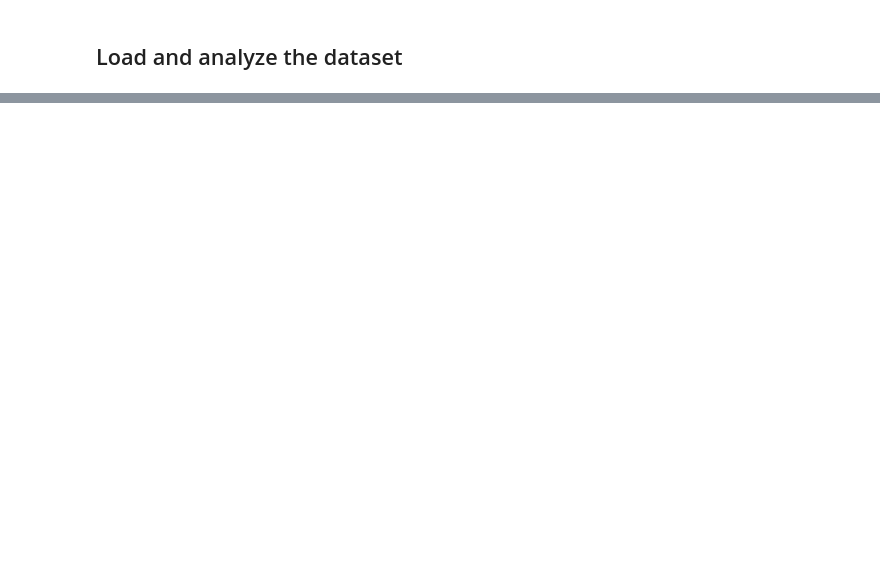
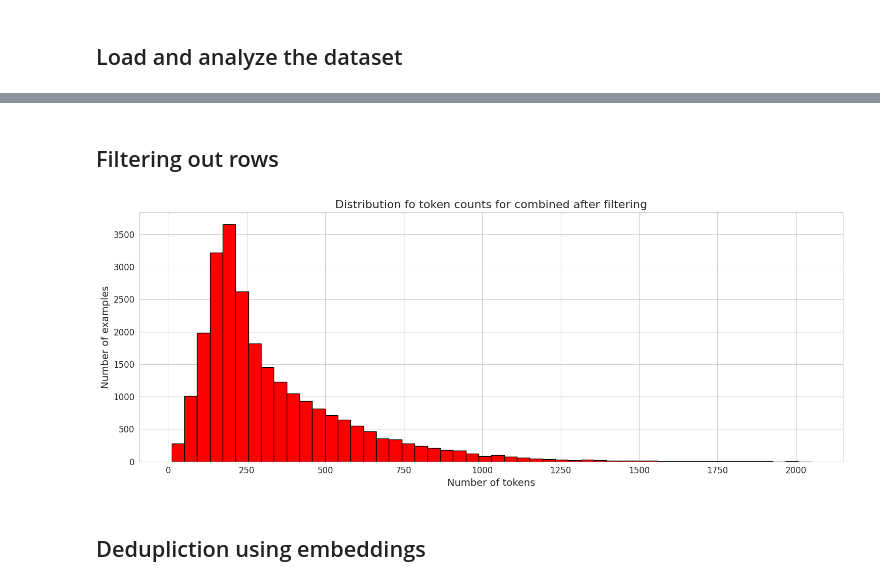
Before and after one commit to MohammedFarzin/Fine-tuning-llms, a Jupyter notebook: Fine_tuning_llm.ipynb, the cells around one changed output, grey strips where cells are left out. Cells and saved outputs as stored; diff of their text form; code cells hidden in the pictures; blank space fills up the shorter version.

```diff
--- a/Fine_tuning_llm.ipynb
+++ b/Fine_tuning_llm.ipynb
@@ -25,0 +30,6 @@ Successfully installed datasets-2.20.0 dill-0.3.8 faiss-gpu-1.7.2 multiprocess-0
+# %%
+# loading the dataset
+from datasets import load_dataset
+
+dataset = load_dataset("garage-bAInd/Open-Platypus")
+dataset
@@ -25,0 +59,10 @@ Successfully installed datasets-2.20.0 dill-0.3.8 faiss-gpu-1.7.2 multiprocess-0
+# %%
+from transformers import AutoTokenizer
+import matplotlib.pyplot as plt
+import seaborn as sns
+
+tokenizer = AutoTokenizer.from_pretrained('unsloth/llama-3-8b')
+instruction_token_counts = [len(tokenizer.tokenize(example['instruction'])) for example in dataset['train']]
+output_token_counts = [len(tokenizer.tokenize(example['output'])) for example in dataset['train']]
+combined_token_counts = [instruction + output for instruction , output in zip(instruction_token_counts, output_token_counts)]
+combined_token_counts
@@ -25,0 +88,17 @@ Successfully installed datasets-2.20.0 dill-0.3.8 faiss-gpu-1.7.2 multiprocess-0
+# %%
+def plot_distribution(token_counts, title):
+  sns.set_style("whitegrid")
+  plt.figure(figsize=(15, 6))
+  plt.hist(token_counts, bins=50, color='r', edgecolor='black')
+  plt.title(title, fontsize=16)
+  plt.xlabel("Number of tokens", fontsize=14)
+  plt.ylabel("Number of examples", fontsize=14)
+  plt.xticks(fontsize=12)
+  plt.yticks(fontsize=12)
+  plt.tight_layout()
+  plt.show()
+
+
+plot_distribution(instruction_token_counts, "Distribution of token counts for instruction only")
+plot_distribution(output_token_counts, "Distribution of token counts for output only")
+plot_distribution(combined_token_counts, "Distribution of token counts for combined only")
@@ -25,0 +109,12 @@ Successfully installed datasets-2.20.0 dill-0.3.8 faiss-gpu-1.7.2 multiprocess-0
+# %% [markdown]
+## Filtering out rows
+# %%
+valid_indices = [i for i, count in enumerate(combined_token_counts) if count <= 2048]
+dataset['train'] = dataset['train'].select(valid_indices)
+token_counts = [combined_token_counts[i] for i in valid_indices]
+
+plot_distribution(token_counts, "Distribution fo token counts for combined after filtering")
+# %% [output]
+[figure, added]
+# %% [markdown]
+## Dedupliction using embeddings
```
Also changed, not shown: parts of 7 cells of this notebook.
